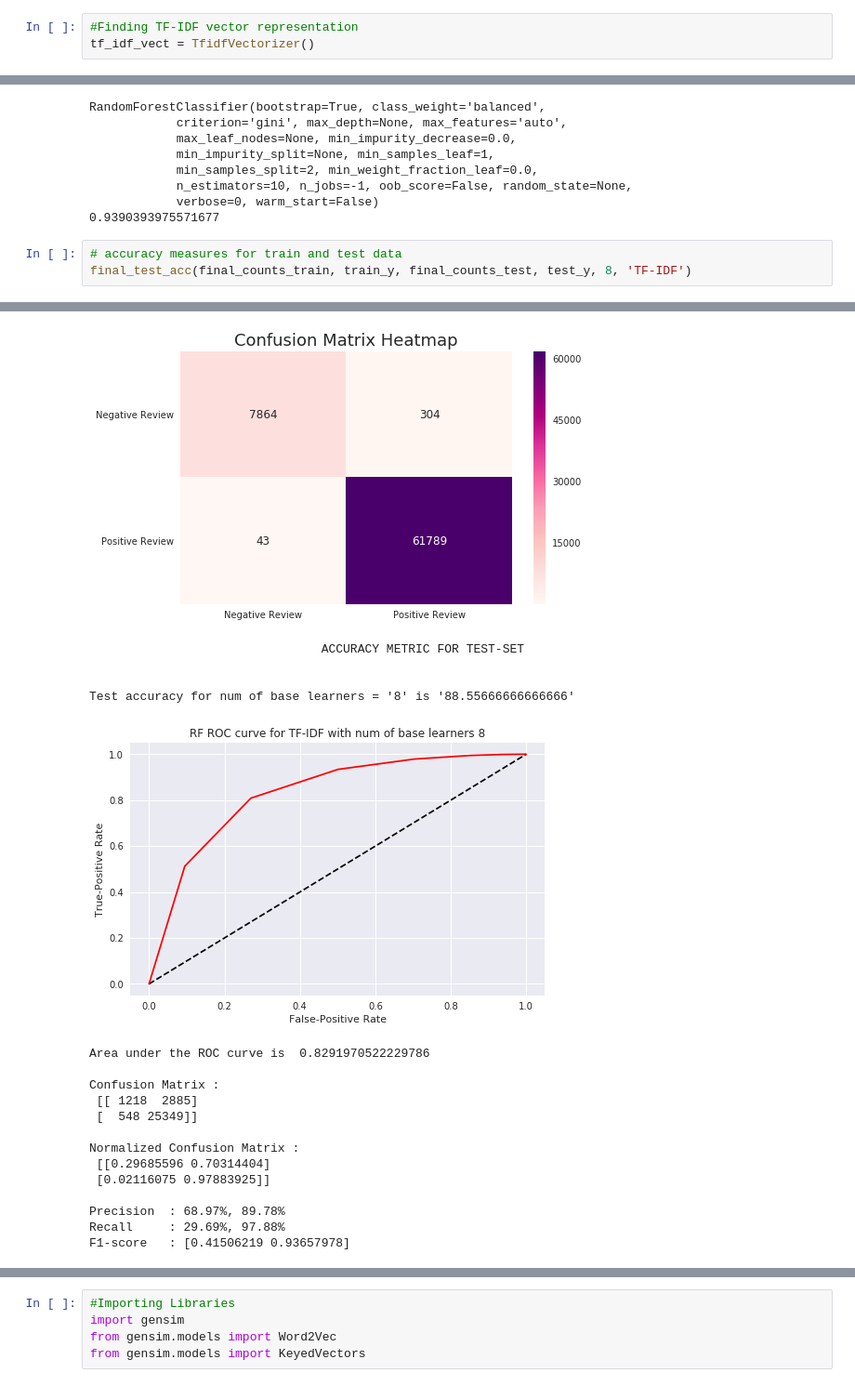
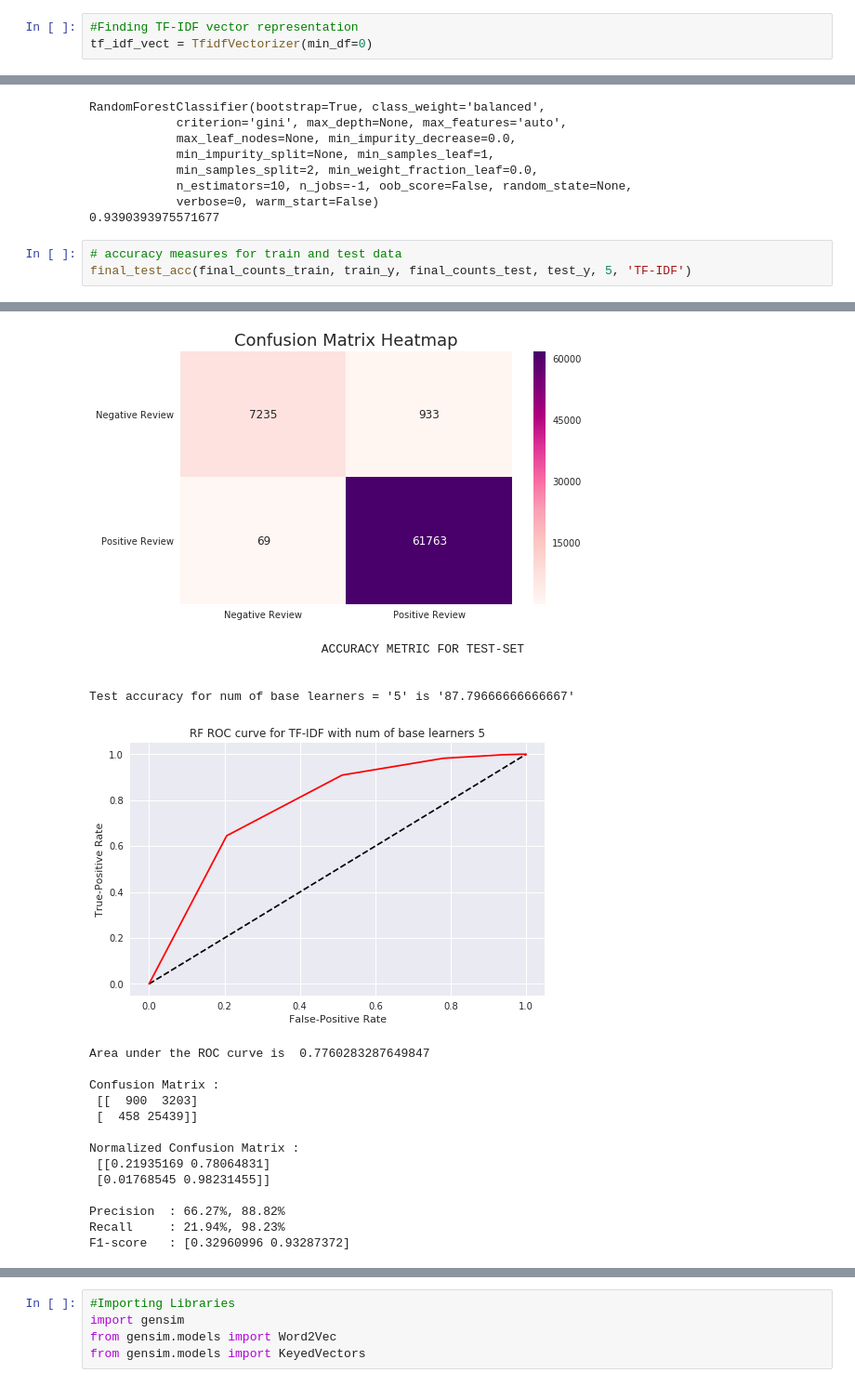
Before and after one commit to sradheya99/ML-Algorithms, a Jupyter notebook: 8.Random Forest/Untitled.ipynb, the cells around one changed output, grey strips where cells are left out. Shown at 93% size. Saved outputs shown, nothing was run; the diff lists cells and outputs as text.

```diff
--- a/8.Random Forest/Untitled.ipynb
+++ b/8.Random Forest/Untitled.ipynb
@@ -942,5 +950,5 @@ whole
 # %%
 #Finding TF-IDF vector representation
-tf_idf_vect = TfidfVectorizer()
+tf_idf_vect = TfidfVectorizer(min_df=0)
 # %%
 # applying linear svc
@@ -975,7 +983,7 @@ RandomForestClassifier(bootstrap=True, class_weight='balanced',
 0.9390393975571677
 # %%
 # accuracy measures for train and test data
-final_test_acc(final_counts_train, train_y, final_counts_test, test_y, 8, 'TF-IDF')
+final_test_acc(final_counts_train, train_y, final_counts_test, test_y, 5, 'TF-IDF')
 # %% [output]
                                 ACCURACY METRIC FOR TRAIN-SET
 
@@ -998,20 +1006,20 @@ F1-score   : [0.97841369 0.99719992]
 [figure]
                                 ACCURACY METRIC FOR TEST-SET
 
 
-Test accuracy for num of base learners = '8' is '88.55666666666666'
+Test accuracy for num of base learners = '5' is '87.79666666666667'
-[figure, old version]
+[figure, new version]
-Area under the ROC curve is  0.8291970522229786
+Area under the ROC curve is  0.7760283287649847
 
 Confusion Matrix :
- [[ 1218  2885]
- [  548 25349]]
+ [[  900  3203]
+ [  458 25439]]
 
 Normalized Confusion Matrix :
- [[0.29685596 0.70314404]
- [0.02116075 0.97883925]]
+ [[0.21935169 0.78064831]
+ [0.01768545 0.98231455]]
 
-Precision  : 68.97%, 89.78%
-Recall     : 29.69%, 97.88%
-F1-score   : [0.41506219 0.93657978]
+Precision  : 66.27%, 88.82%
+Recall     : 21.94%, 98.23%
+F1-score   : [0.32960996 0.93287372]
 [figure]
```
Also changed, not shown: parts of 43 cells of this notebook, 16 other files.
